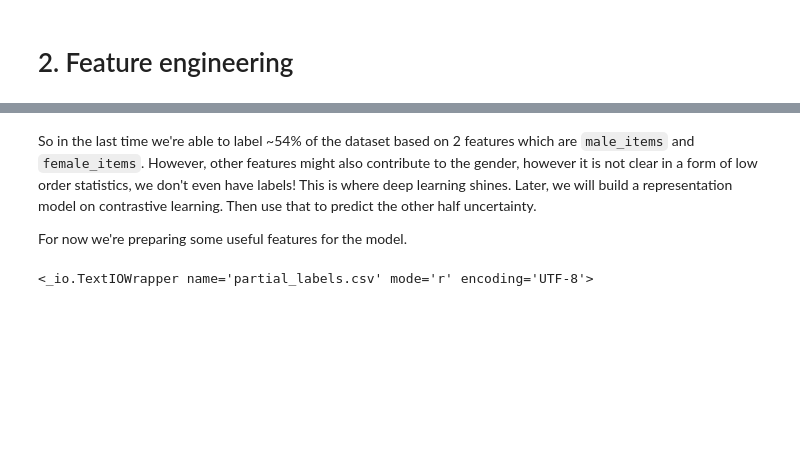
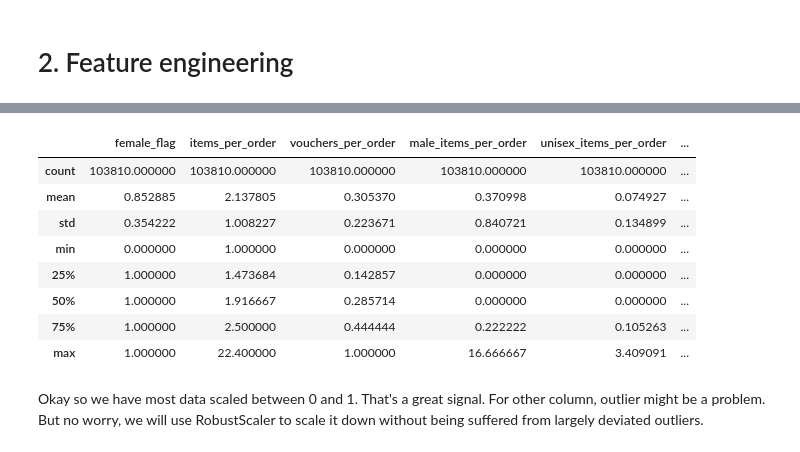
Before and after one commit to patrickphat/gfg_challenge, a Jupyter notebook: Search for genders - Part 2 - Feature Engineering.ipynb, the cells around one changed output, grey strips where cells are left out. Saved outputs shown, nothing was run; the diff lists cells and outputs as text; code cells hidden in the pictures; blank space fills up the shorter version.

Commit message:
update triplet model + embeddingnet + umap viz + scaler

```diff
--- a/Search for genders - Part 2 - Feature Engineering.ipynb
+++ b/Search for genders - Part 2 - Feature Engineering.ipynb
@@ -2,3 +2,6 @@
 import pandas as pd
 import json
 import seaborn as sns
+import matplotlib.pyplot as plt
+
+pd.set_option('display.max_columns', 50)
@@ -69,10 +175,20 @@ df
-# %% [markdown]
-So in the last time we're able to label ~54% of the dataset based on 2 features which are `male_items` and `female_items`. However, other features might also contribute to the gender, however it is not clear in a form of low order statistics, we don't even have labels! This is where deep learning shines.
-Later, we will build a representation model on contrastive learning. Then use that to predict the other half uncertainty.
-
-For now we're preparing some useful features for the model.
-# %%
-male_df = df
-print(f)
-# %% [output]
-<_io.TextIOWrapper name='partial_labels.csv' mode='r' encoding='UTF-8'>
+# %%
+# Get engineered data
+engineered_df = main_df.iloc[:,33:]
+
+# Also append column "devices" and "coupon_discount_applied" into
+engineered_df = pd.concat([engineered_df, main_df.loc[:,["coupon_discount_applied","devices","customer_id"]]],axis=1)
+# %%
+engineered_df.describe()
+# %% [output]
+|  | female_flag | items_per_order | vouchers_per_order | male_items_per_order | unisex_items_per_order | ... |
+| count | 103810.000000 | 103810.000000 | 103810.000000 | 103810.000000 | 103810.000000 | ... |
+| mean | 0.852885 | 2.137805 | 0.305370 | 0.370998 | 0.074927 | ... |
+| std | 0.354222 | 1.008227 | 0.223671 | 0.840721 | 0.134899 | ... |
+| min | 0.000000 | 1.000000 | 0.000000 | 0.000000 | 0.000000 | ... |
+| 25% | 1.000000 | 1.473684 | 0.142857 | 0.000000 | 0.000000 | ... |
+| 50% | 1.000000 | 1.916667 | 0.285714 | 0.000000 | 0.000000 | ... |
+| 75% | 1.000000 | 2.500000 | 0.444444 | 0.222222 | 0.105263 | ... |
+| max | 1.000000 | 22.400000 | 1.000000 | 16.666667 | 3.409091 | ... |
+# %% [markdown]
+Okay so we have most data scaled between 0 and 1. That's a great signal. For other column, outlier might be a problem. But no worry, we will use RobustScaler to scale it down without being suffered from largely deviated outliers.
```
Also changed, not shown: parts of 12 cells of this notebook, 8 other files.
